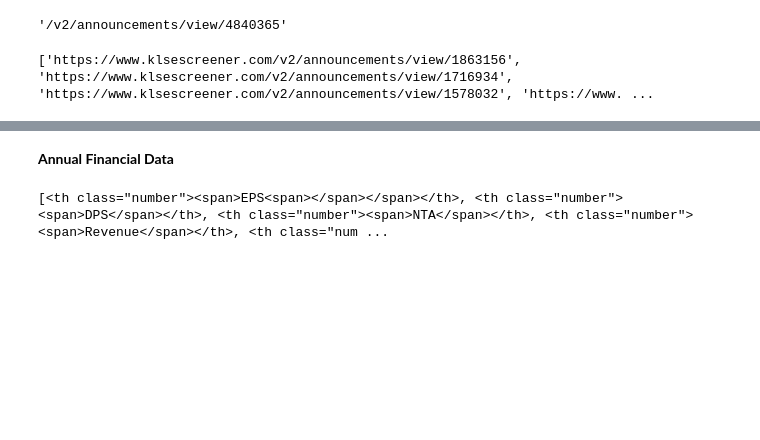
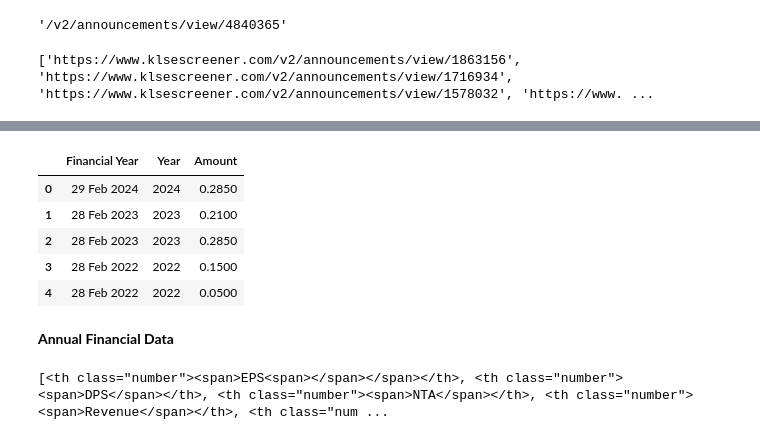
Before and after one commit to yeesem/Web-Scraping, a Jupyter notebook: Web_Scraping_KLSE_SCREENER.ipynb, the cells around one changed output, grey strips where cells are left out. Cells and saved outputs as stored; diff of their text form; code cells hidden in the pictures; blank space fills up the shorter version.

```diff
--- a/Web_Scraping_KLSE_SCREENER.ipynb
+++ b/Web_Scraping_KLSE_SCREENER.ipynb
@@ -140,0 +284,11 @@ print(annual_report_link)
+# %%
+dividend_summary = dividend_summary[["Financial Year","Year","Amount"]]
+
+dividend_summary.head()
+# %% [output]
+|  | Financial Year | Year | Amount |
+| 0 | 29 Feb 2024 | 2024 | 0.2850 |
+| 1 | 28 Feb 2023 | 2023 | 0.2100 |
+| 2 | 28 Feb 2023 | 2023 | 0.2850 |
+| 3 | 28 Feb 2022 | 2022 | 0.1500 |
+| 4 | 28 Feb 2022 | 2022 | 0.0500 |
```
Also changed, not shown: parts of 49 cells of this notebook.
